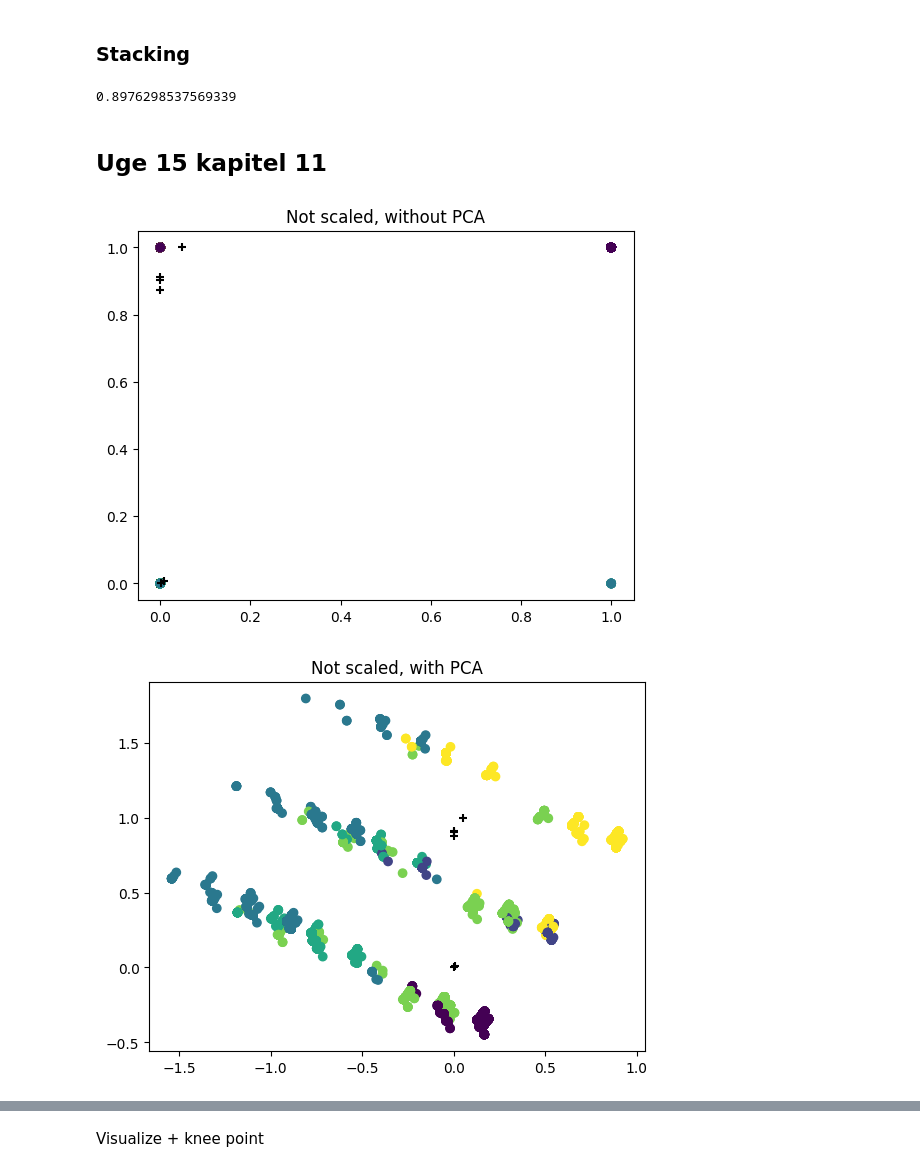
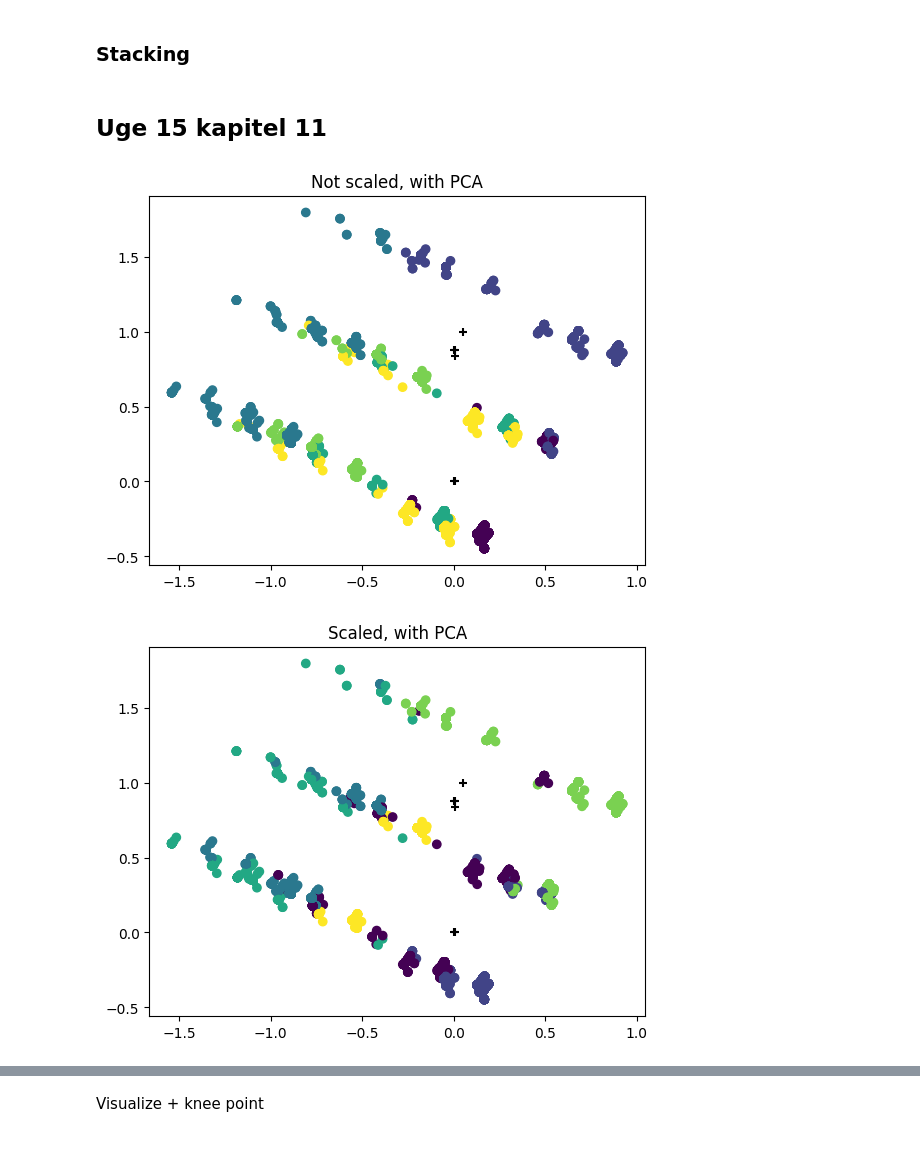
Before and after one commit to Alex9667/PetfinderPawpularityScore, a Jupyter notebook: app.ipynb, the cells around one changed output, grey strips where cells are left out. Drawn from its saved outputs; the diff is of its cells as text; code cells hidden in the pictures.

```diff
--- a/app.ipynb
+++ b/app.ipynb
@@ -215,13 +214,15 @@ from sklearn.metrics import accuracy_score
 # %%
-SkackingModels =[('Logistic Regression',LogisticRegression()),("Mulit Bayes",MultinomialNB()), ('Naive Bayes',GaussianNB())]
+def train_stackingClassifier(X,y):
+    SkackingModels =[('Logistic Regression',LogisticRegression()),("Mulit Bayes",MultinomialNB()), ('Naive Bayes',GaussianNB())]
 
-stacking_model = StackingClassifier(estimators=SkackingModels,  final_estimator=LogisticRegression(), cv=3)
+    stacking_model = StackingClassifier(estimators=SkackingModels,  final_estimator=LogisticRegression(), cv=3)
 
-stacking_model.fit(bayesX_train, bayesy_train)
+    stacking_model.fit(X,y)
+    return stacking_model
 
-stacky_pred = stacking_model.predict(bayesX_test)
+stacking_classifier = train_stackingClassifier(bayesX_train, bayesy_train)
+stacky_pred = stacking_classifier.predict(bayesX_test)
 accuracy_score(bayesy_test, stacky_pred)
+torch.save(stacking_classifier, "models/stackingClassifier.pt")
-# %% [output]
-0.8976298537569339
 # %% [markdown]
 ## Uge 15 kapitel 11
@@ -245,40 +234,28 @@ kmean_data_scaled = pd.DataFrame(scaler.fit_transform(kmean_data))
 # %%
 kmeans = KMeans(n_clusters=6)
 kmeans.fit(kmean_data)
 kmean_pred = kmeans.predict(kmean_data)
 
 kmeans_with_scaled = KMeans(n_clusters=6)
 kmeans_with_scaled.fit(kmean_data_scaled)
 kmean_pred_from_scaled = kmeans_with_scaled.predict(kmean_data_scaled)
 
 pca = PCA(n_components=2)
 
 fig1, ax1 = plt.subplots()
 fig2, ax2 = plt.subplots()
-fig3, ax3 = plt.subplots()
-fig4, ax4 = plt.subplots()
-
-ax1.scatter(kmean_data.to_numpy()[:,0], kmean_data.to_numpy()[:,1], c=kmean_pred)
-ax1.scatter(kmeans.cluster_centers_[:,0], kmeans.cluster_centers_[:,1], c='black', marker='+')
-ax1.set_title("Not scaled, without PCA")
-fig1.savefig("./static/kmeansplot_noscale_nopca.png")
 
 X_pca = pca.fit_transform(kmean_data)
-ax2.scatter(X_pca[:,0], X_pca[:,1], c=kmean_pred)
-ax2.scatter(kmeans.cluster_centers_[:,0], kmeans.cluster_centers_[:,1], c='black', marker='+')
-ax2.set_title("Not scaled, with PCA")
-fig2.savefig("./static/kmeansplot2_noscale_pca.png")
-
-ax3.scatter(kmean_data_scaled.to_numpy()[:,0], kmean_data_scaled.to_numpy()[:,1], c=kmean_pred_from_scaled)
-ax3.scatter(kmeans.cluster_centers_[:,0], kmeans.cluster_centers_[:,1], c='black', marker='+')
-ax3.set_title("Scaled, without PCA")
-fig3.savefig("./static/kmeansplot3_scale_nopca.png")
+ax1.scatter(X_pca[:,0], X_pca[:,1], c=kmean_pred)
+ax1.scatter(kmeans.cluster_centers_[:,0], kmeans.cluster_centers_[:,1], c='black', marker='+')
+ax1.set_title("Not scaled, with PCA")
+fig1.savefig("./static/kmeansplot2_noscale_pca.png")
 
 X_pca = pca.fit_transform(kmean_data_scaled)
-ax4.scatter(X_pca[:,0], X_pca[:,1], c=kmean_pred_from_scaled)
-ax4.scatter(kmeans.cluster_centers_[:,0], kmeans.cluster_centers_[:,1], c='black', marker='+')
-ax4.set_title("Scaled, with PCA")
-fig4.savefig("./static/kmeansplot4_scale_pca.png")
+ax2.scatter(X_pca[:,0], X_pca[:,1], c=kmean_pred_from_scaled)
+ax2.scatter(kmeans.cluster_centers_[:,0], kmeans.cluster_centers_[:,1], c='black', marker='+')
+ax2.set_title("Scaled, with PCA")
+fig2.savefig("./static/kmeansplot4_scale_pca.png")
 # %% [output]
-[figure, old version]
+[figure, new version]
-[figure, old version]
+[figure, new version]
```
Also changed, not shown: parts of 33 cells of this notebook, 21 other files.
